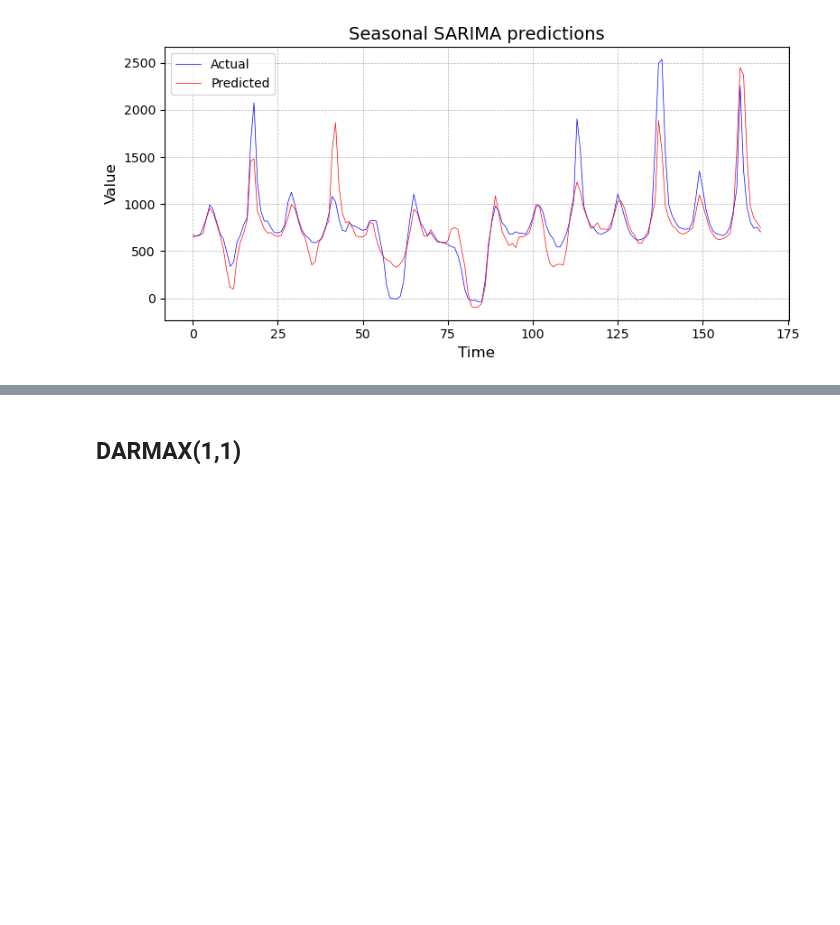
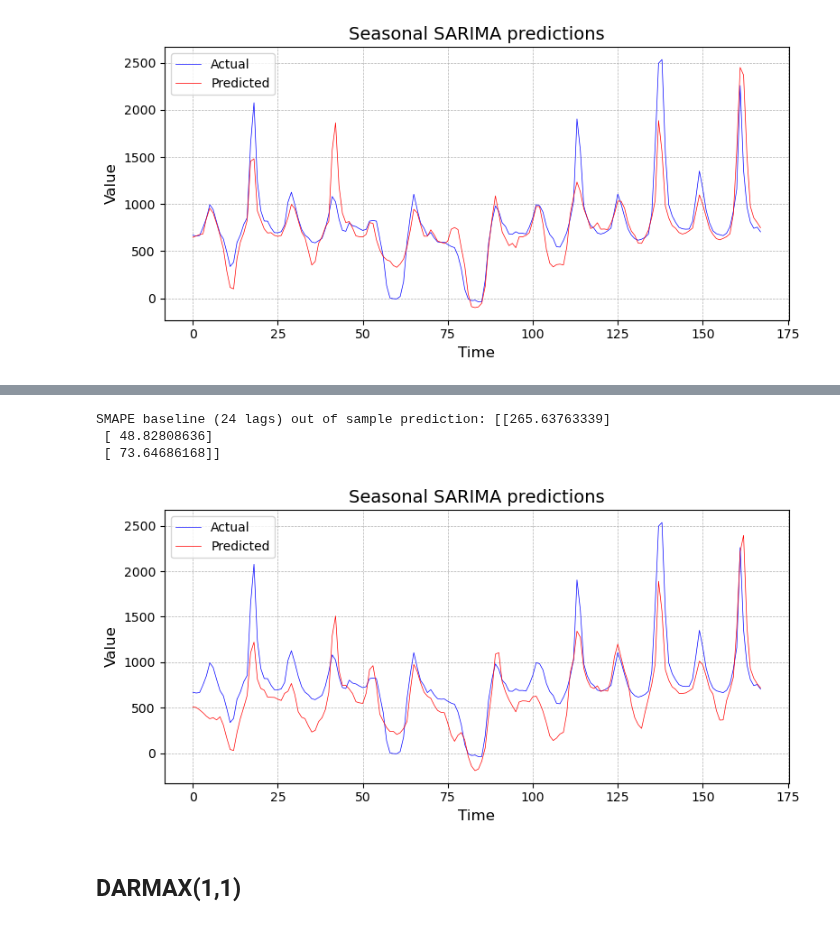
Before and after one commit to peterravn/Seminar-Adv-Finance, a Jupyter notebook: 7. DARMA Forecast.ipynb, the cells around one changed output, grey strips where cells are left out. Drawn from its saved outputs; the diff is of its cells as text; code cells hidden in the pictures; blank space fills up the shorter version.

```diff
--- a/7. DARMA Forecast.ipynb
+++ b/7. DARMA Forecast.ipynb
@@ -118,3 +166,18 @@ SMAPE baseline (24 lags) out of sample prediction: [[268.77478447]
+# %%
+rmse, smape, rmae = out_of_sample_pred(combined_test, combined_predictions)
+
+
+model_3 = np.array([[rmse], [smape], [rmae]])
+combined_predictions_model_3 = combined_predictions
+
+print(f'SMAPE baseline (24 lags) out of sample prediction: {model_3}')
+
+plot_actual_vs_predicted(combined_test, combined_predictions_model_3, "Seasonal SARIMA predictions")
+# %% [output]
+SMAPE baseline (24 lags) out of sample prediction: [[265.63763339]
+ [ 48.82808636]
+ [ 73.64686168]]
+[figure, added]
 # %% [markdown]
 ## DARMAX(1,1)
 # %%
```
Also changed, not shown: parts of 5 cells of this notebook, 3 other files.
